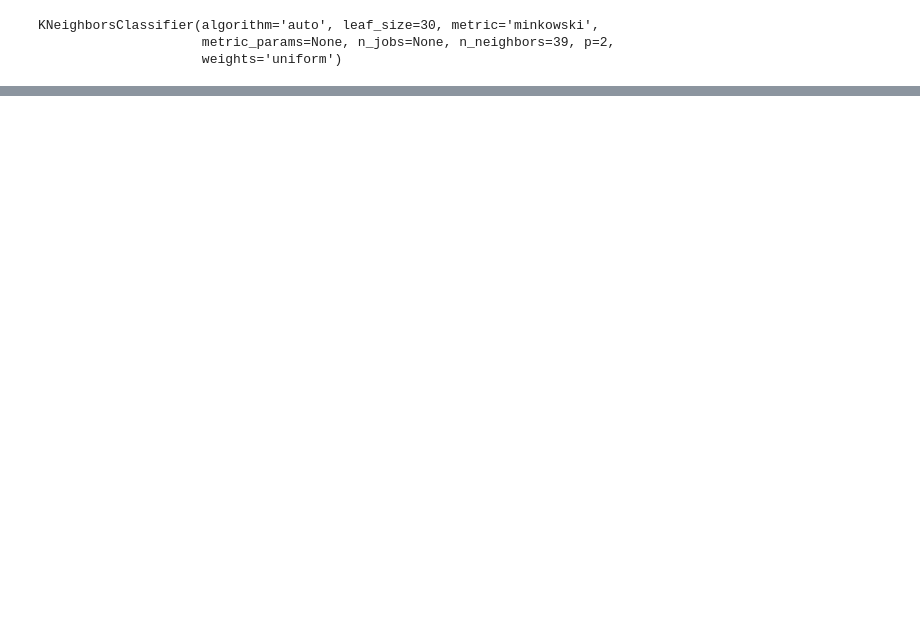
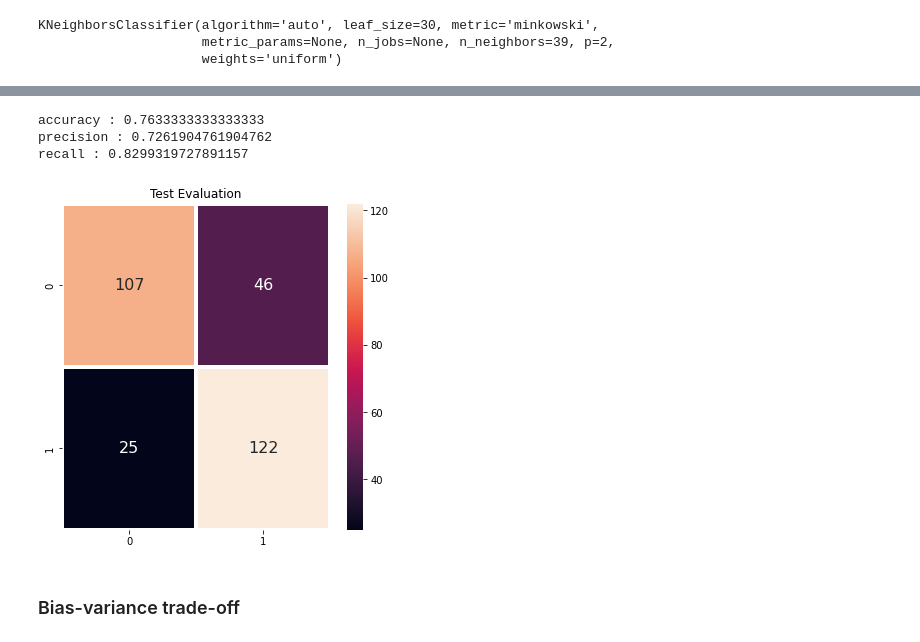
Before and after one commit to taqiyyaghazi/diabetes-prediction-with-machine-learning, a Jupyter notebook: diabetes_classification.ipynb, the cells around one changed output, grey strips where cells are left out. Cells and saved outputs as stored; diff of their text form; code cells hidden in the pictures; blank space fills up the shorter version.

```diff
--- a/diabetes_classification.ipynb
+++ b/diabetes_classification.ipynb
@@ -427,0 +466,9 @@ model2 = RandomForestClassifier
+# %%
+basic_eval('Test',cm_test)
+# %% [output]
+accuracy : 0.7633333333333333
+precision : 0.7261904761904762
+recall : 0.8299319727891157
+[figure, added]
+# %% [markdown]
+### Bias-variance trade-off
```
Also changed, not shown: parts of 39 cells of this notebook.
